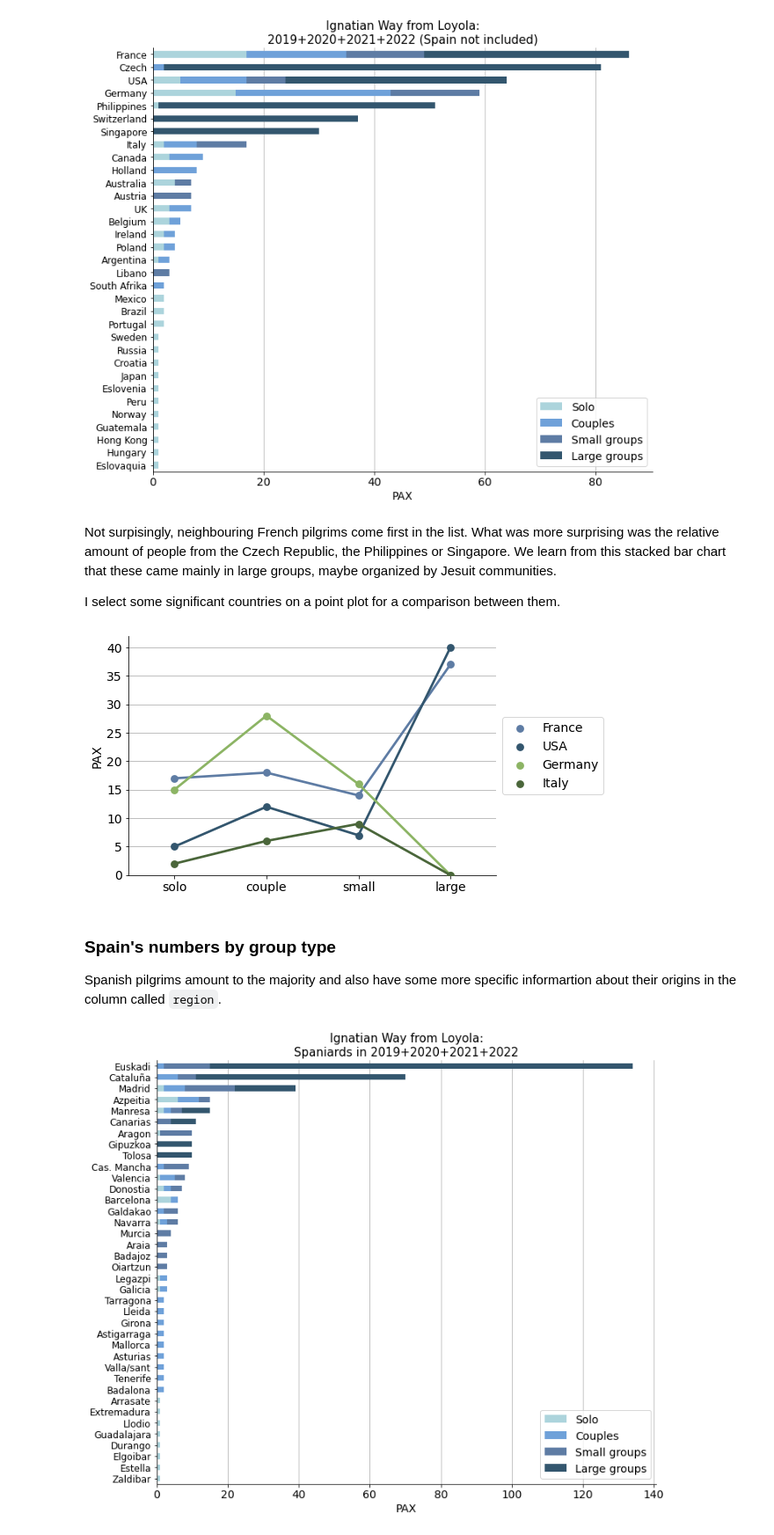
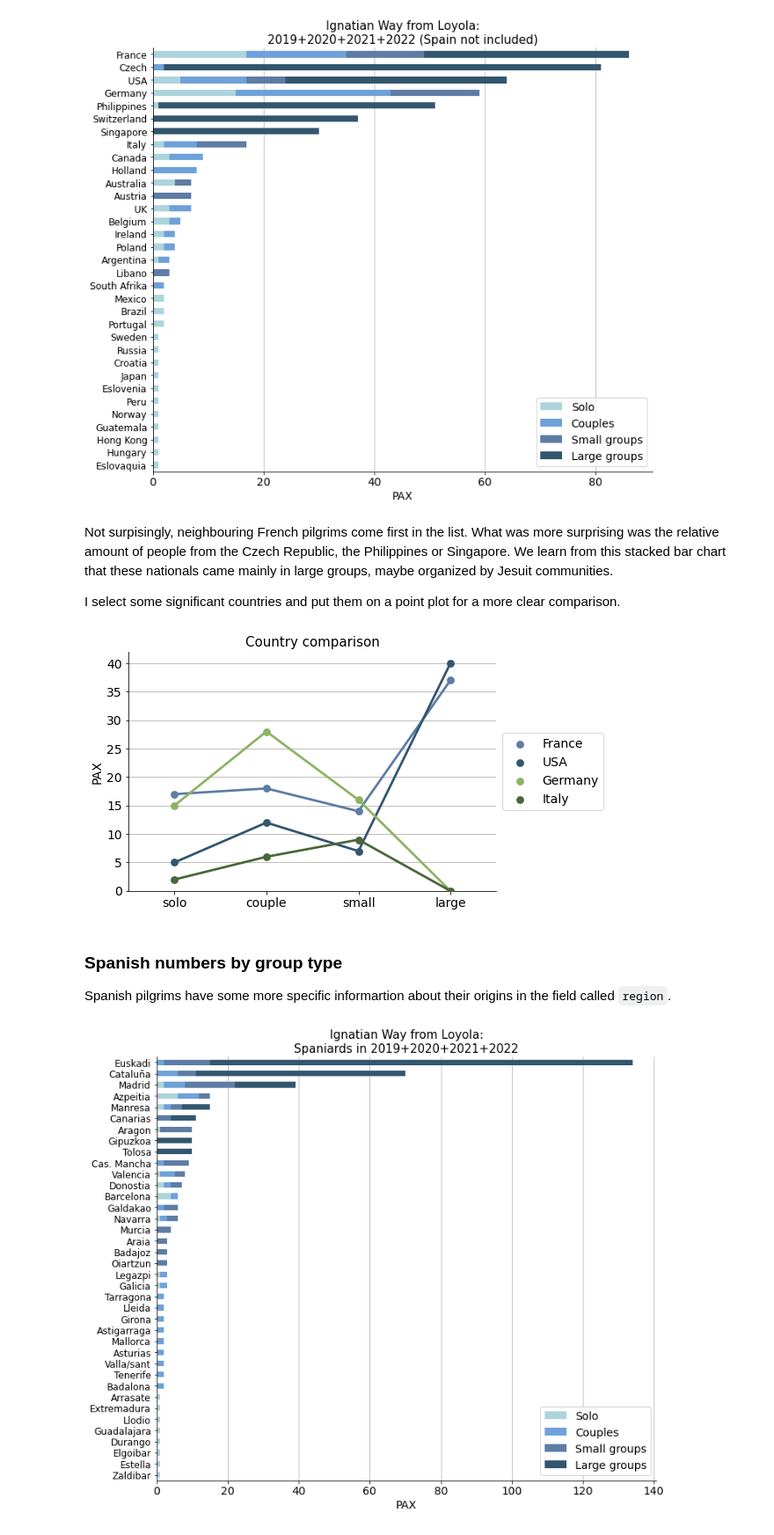
Before and after one commit to mikel-imaz/projects, a Jupyter notebook: _sources/ignatian.ipynb, the cells around one changed output. Shown at 88% size. Cells and saved outputs as stored; diff of their text form; code cells hidden in the pictures.

```diff
--- a/_sources/ignatian.ipynb
+++ b/_sources/ignatian.ipynb
@@ -222,34 +220,26 @@ First I will compute the origins excluding the Spanish pilgrims.
 # %%
-# Exclude Spain and group by origin and group-type, adding pax numbers
+# Exclude Spain and group by origin and group-type, summing pax numbers
 abroad_groups = ignatian_19_20_21_22[ignatian_19_20_21_22["from"] != "Spain"]\
-                .groupby(["from", "group"])["pax"].sum()
-abroad_groups = pd.DataFrame(abroad_groups)
+                .groupby(["from", "group"])["pax"].sum().to_frame()
 
-# Unstack inner level of index to a wide format table
+# Unstack inner level of index, then sum column values to a new column "total"
 abroad_groups_wide = abroad_groups.unstack()
-abroad_groups_wide
+abroad_groups_wide[("pax", "total")] = abroad_groups_wide.sum(axis=1)
 
-# Create a new column "total" with the sum of the pax by group type
-abroad_groups_wide[("pax", "total")] = abroad_groups_wide.sum(axis=1)
-abroad_groups_wide
-
-# Sort values by the "total" column, then drop this column
+# Sort values by the "total" column
 abroad_groups_wide_sorted = abroad_groups_wide.sort_values(("pax", "total"))
-abroad_groups_wide_sorted_desc = abroad_groups_wide.sort_values(("pax", "total"), ascending=False)
-abroad_groups_wide_sorted = abroad_groups_wide_sorted.drop(("pax", "total"), axis=1)
-abroad_groups_wide_sorted_desc = abroad_groups_wide_sorted_desc.drop(("pax", "total"), axis=1)
 
 # Plot
 fig, ax = plt.subplots(figsize=(11.5, 10))
 
-abroad_groups_wide_sorted.plot(kind="barh", stacked=True, ax=ax, color=palette_ign)
+abroad_groups_wide_sorted.drop(("pax", "total"), axis=1)\
+        .plot(kind="barh", stacked=True, ax=ax, color=palette_ign)
 
 ax.grid(axis="x")
 ax.set_axisbelow(True)
 ax.tick_params(axis='x', labelsize=14)
 ax.tick_params(axis='y', labelsize=12)
-ax.set_title("Ignatian Way from Loyola:\n2019+2020+2021+2022 (Spain not included)",
-             size=15)
+ax.set_title("Ignatian Way from Loyola:\n2019+2020+2021+2022 (Spain not included)", size=15)
 ax.set_xlabel("PAX", size=14)
 ax.set_ylabel("", size=14)
 ax.legend(["Solo", "Couples", "Small groups", "Large groups"], fontsize=14, loc='lower right')
@@ -259,38 +249,44 @@ plt.show()
 # %% [output]
 [figure]
 # %% [markdown]
-Not surpisingly, neighbouring French pilgrims come first in the list. What was more surprising was the relative amount of people from the Czech Republic, the Philippines or Singapore. We learn from this stacked bar chart that these came mainly in large groups, maybe organized by Jesuit communities.
+Not surpisingly, neighbouring French pilgrims come first in the list. What was more surprising was the relative amount of people from the Czech Republic, the Philippines or Singapore. We learn from this stacked bar chart that these nationals came mainly in large groups, maybe organized by Jesuit communities.
 
-I select some significant countries on a point plot for a comparison between them.
+I select some significant countries and put them on a point plot for a more clear comparison.
 # %%
 # Selection of the countries to compare
 countries_selected = ["France", "USA", "Germany", "Italy"]
+
+# Sort in descending order for the sake of the plot
+abroad_groups_wide_sorted_desc = abroad_groups_wide.sort_values(("pax", "total"), ascending=False)\
+                                .drop(("pax", "total"), axis=1)
+
+# Stack, reset index and filter the countries considered
 abroad_groups_ = abroad_groups_wide_sorted_desc.stack().reset_index()
-abroad_groups__ = abroad_groups_[abroad_groups_["from"].isin(countries_selected)]
+abroad_groups_sel = abroad_groups_[abroad_groups_["from"].isin(countries_selected)]
 
 # Plot
 fig, ax = plt.subplots(figsize=(7.5, 5))
 
-sns.pointplot(x="group", y="pax", data=abroad_groups__, ax=ax,
+sns.pointplot(x="group", y="pax", data=abroad_groups_sel, ax=ax,
               hue="from", palette=palette_ign[2:6])
 
 ax.grid(axis="y")
 ax.set_axisbelow(True)
 ax.tick_params(axis='x', labelsize=14, rotation=0)
 ax.tick_params(axis='y', labelsize=14)
-ax.set_title("", size=15)
+ax.set_title("Country comparison", size=15)
 ax.set_xlabel("")
 ax.set_ylabel("PAX", size=14)
 ax.set_ylim(0)
 ax.legend(bbox_to_anchor=(1.0, 0.5), loc='center left', fontsize=14)
 sns.despine()
 
 plt.show()
 # %% [output]
-[figure, old version]
+[figure, new version]
 # %% [markdown]
-### Spain's numbers by group type
-Spanish pilgrims amount to the majority and also have some more specific informartion about their origins in the column called `region`.
+### Spanish numbers by group type
+Spanish pilgrims have some more specific informartion about their origins in the field called `region`.
 # %%
 # Take Spain and group by its regions and group-type, adding pax numbers
 spain_groups = ignatian_19_20_21_22[ignatian_19_20_21_22["from"] == "Spain"]\
```
Also changed, not shown: parts of 28 cells of this notebook, 45 other files.
